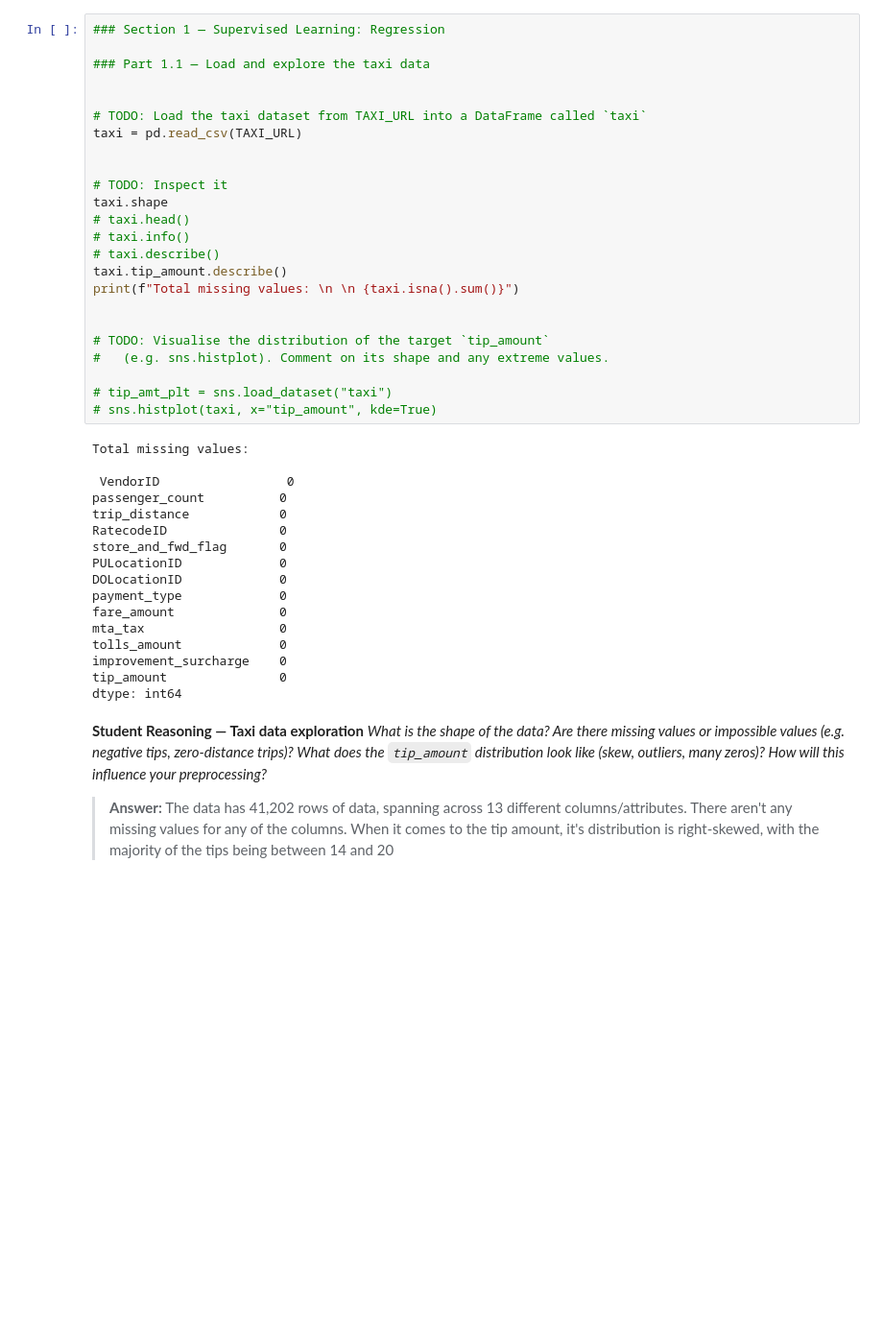
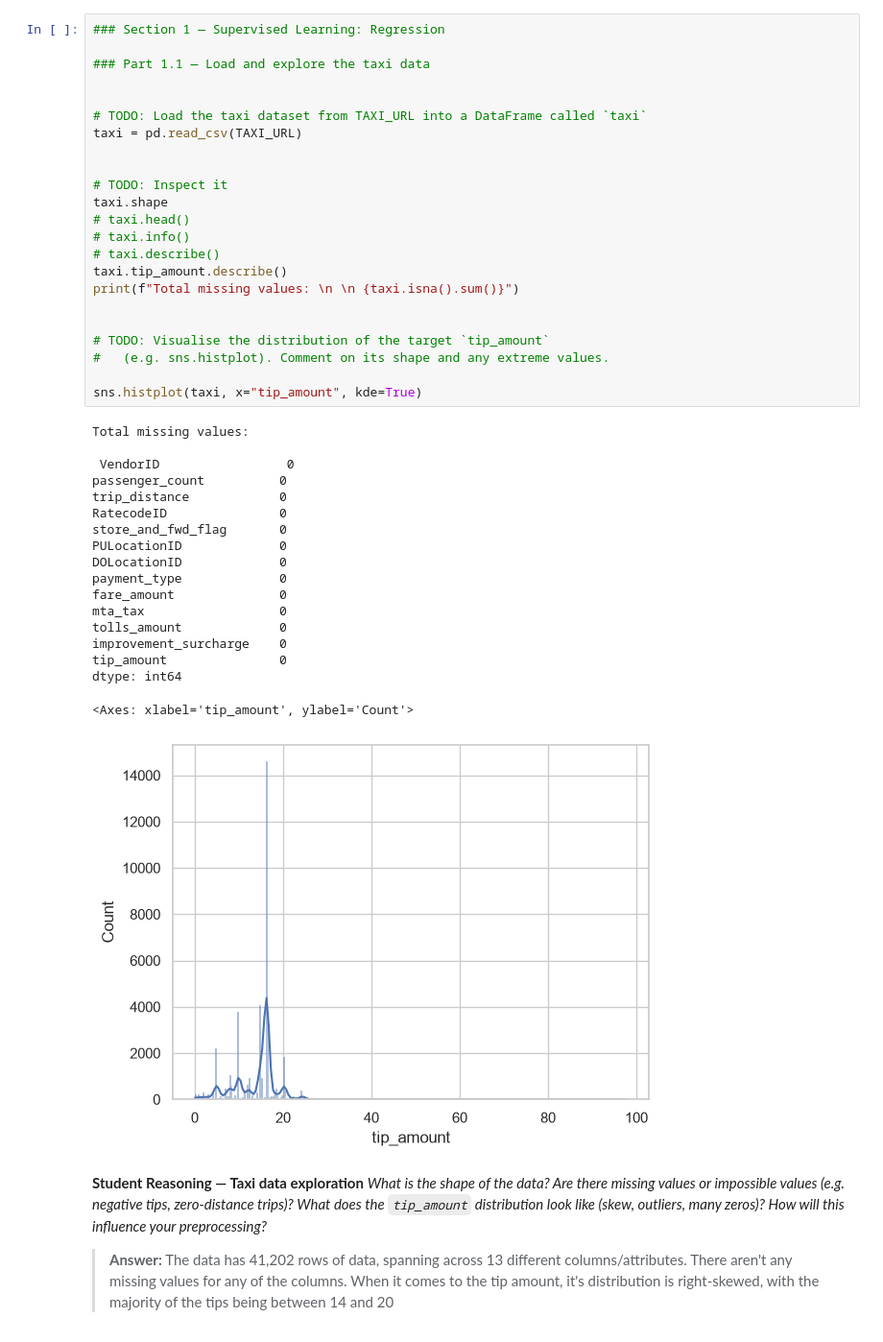
Before and after one commit to Glover69/PredictiveAnalysisML-Lab2, a Jupyter notebook: lab2_predictive_analysis.ipynb, the cells around one changed output. Shown at 96% size. Cells and saved outputs as stored; diff of their text form; blank space fills up the shorter version.

```diff
--- a/lab2_predictive_analysis.ipynb
+++ b/lab2_predictive_analysis.ipynb
@@ -37,35 +40,36 @@ taxi = pd.read_csv(TAXI_URL)
 
 # TODO: Inspect it
 taxi.shape
 # taxi.head()
 # taxi.info()
 # taxi.describe()
 taxi.tip_amount.describe()
 print(f"Total missing values: \n \n {taxi.isna().sum()}")
 
 
 # TODO: Visualise the distribution of the target `tip_amount`
 #   (e.g. sns.histplot). Comment on its shape and any extreme values.
 
-# tip_amt_plt = sns.load_dataset("taxi")
-# sns.histplot(taxi, x="tip_amount", kde=True)
+sns.histplot(taxi, x="tip_amount", kde=True)
 # %% [output]
 Total missing values:
 
  VendorID                 0
 passenger_count          0
 trip_distance            0
 RatecodeID               0
 store_and_fwd_flag       0
 PULocationID             0
 DOLocationID             0
 payment_type             0
 fare_amount              0
 mta_tax                  0
 tolls_amount             0
 improvement_surcharge    0
 tip_amount               0
 dtype: int64
+<Axes: xlabel='tip_amount', ylabel='Count'>
+[figure, added]
 # %% [markdown]
 **Student Reasoning — Taxi data exploration**
 *What is the shape of the data? Are there missing values or impossible values
```
Also changed, not shown: parts of 12 cells of this notebook.
